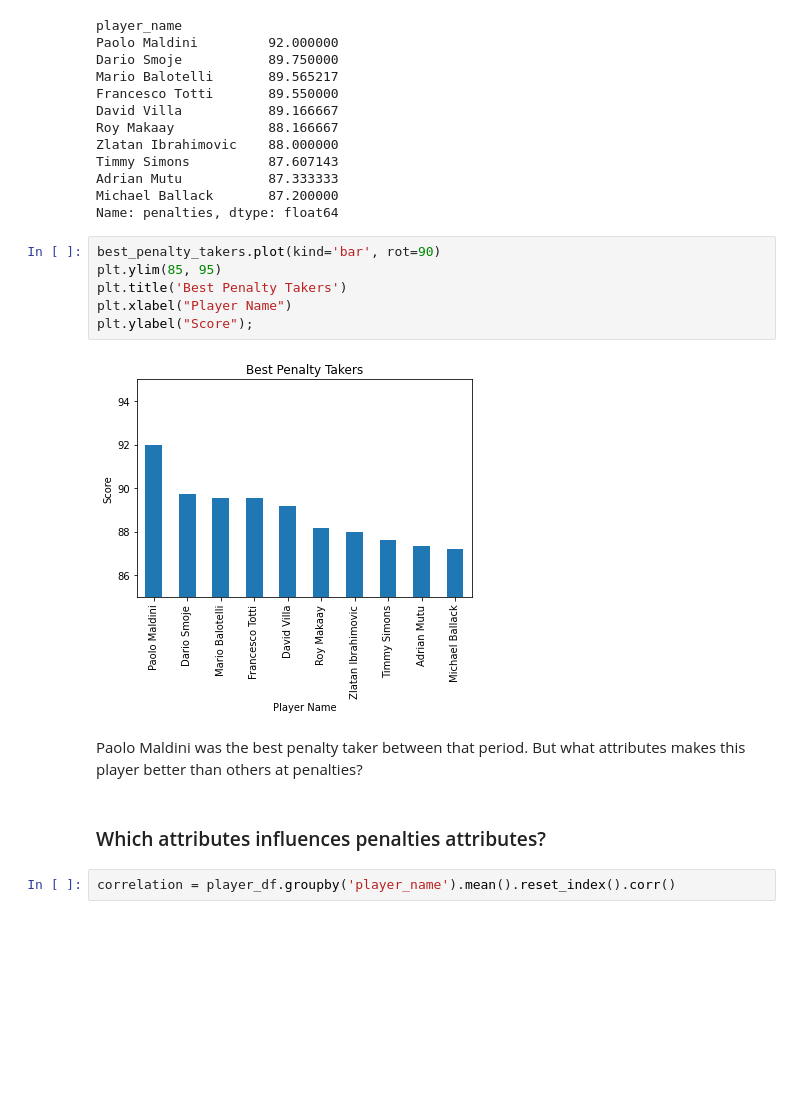
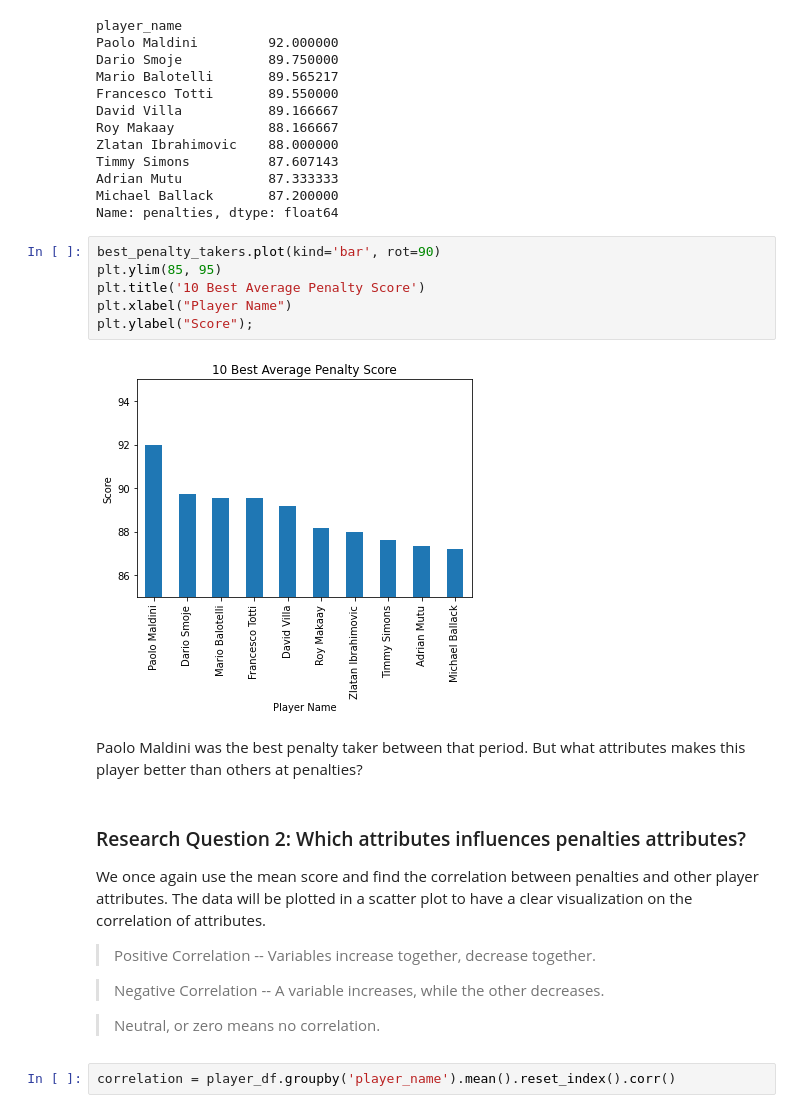
Before and after one commit to DaveOkpare/european-soccer-analysis, a Jupyter notebook: Investigate_a_Dataset.ipynb, the cells around one changed output. Drawn from its saved outputs; the diff is of its cells as text; blank space fills up the shorter version.

```diff
--- a/Investigate_a_Dataset.ipynb
+++ b/Investigate_a_Dataset.ipynb
@@ -400,15 +402,22 @@ Name: penalties, dtype: float64
 # %%
 best_penalty_takers.plot(kind='bar', rot=90)
 plt.ylim(85, 95)
-plt.title('Best Penalty Takers')
+plt.title('10 Best Average Penalty Score')
 plt.xlabel("Player Name")
 plt.ylabel("Score");
 # %% [output]
-[figure, old version]
+[figure, new version]
 # %% [markdown]
 Paolo Maldini was the best penalty taker between that period. But what attributes makes this player better than others at penalties?
-# %% [markdown]
-### Which attributes influences penalties attributes?
+# %% [markdown]
+### Research Question 2: Which attributes influences penalties attributes?
+We once again use the mean score and find the correlation between penalties and other player attributes. The data will be plotted in a scatter plot to have a clear visualization on the correlation of attributes.
+
+> Positive Correlation -- Variables increase together, decrease together.
+
+> Negative Correlation -- A variable increases, while the other decreases.
+
+> Neutral, or zero means no correlation.
 # %%
 correlation = player_df.groupby('player_name').mean().reset_index().corr()
 # %%
```
Also changed, not shown: parts of 21 cells of this notebook.
